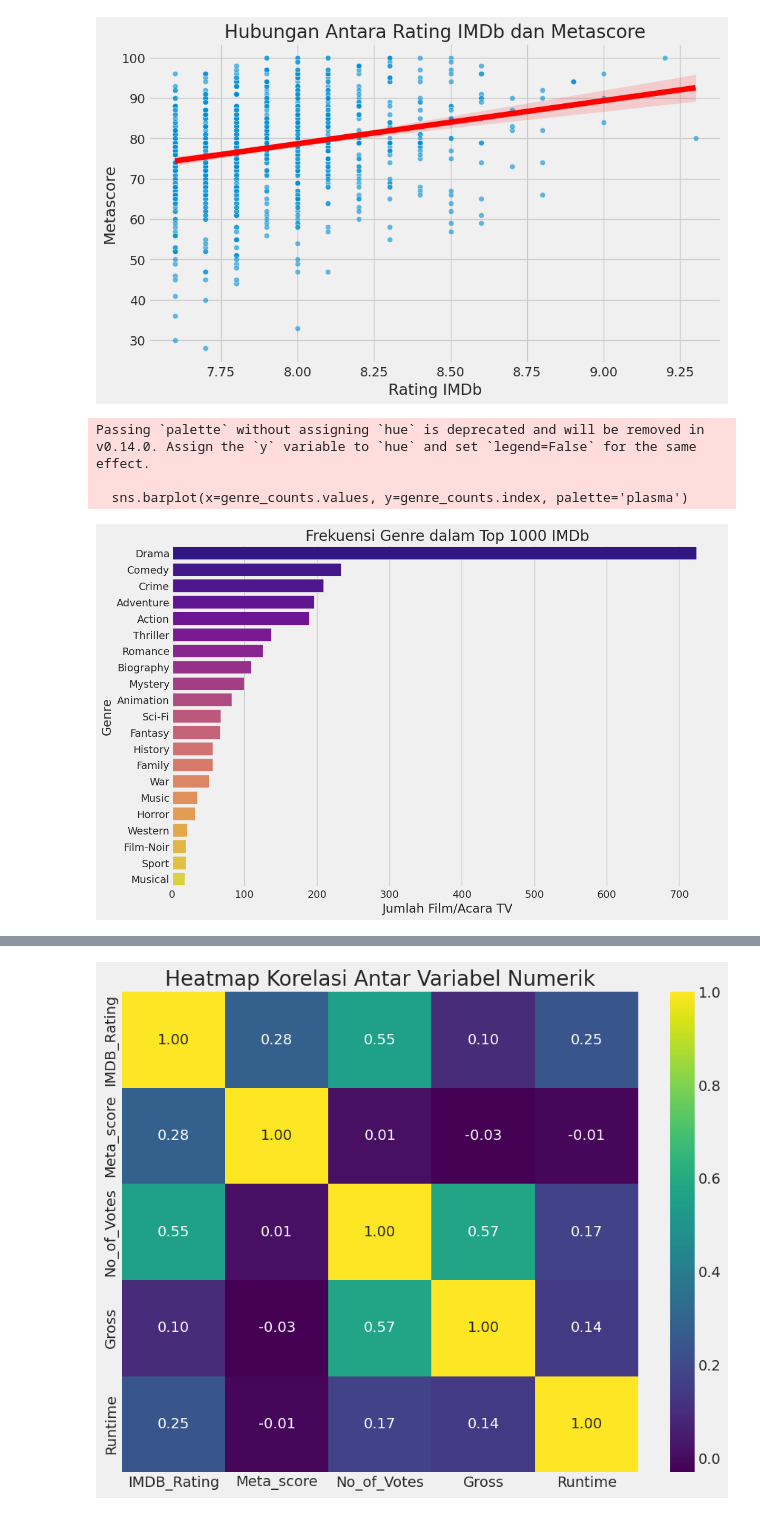
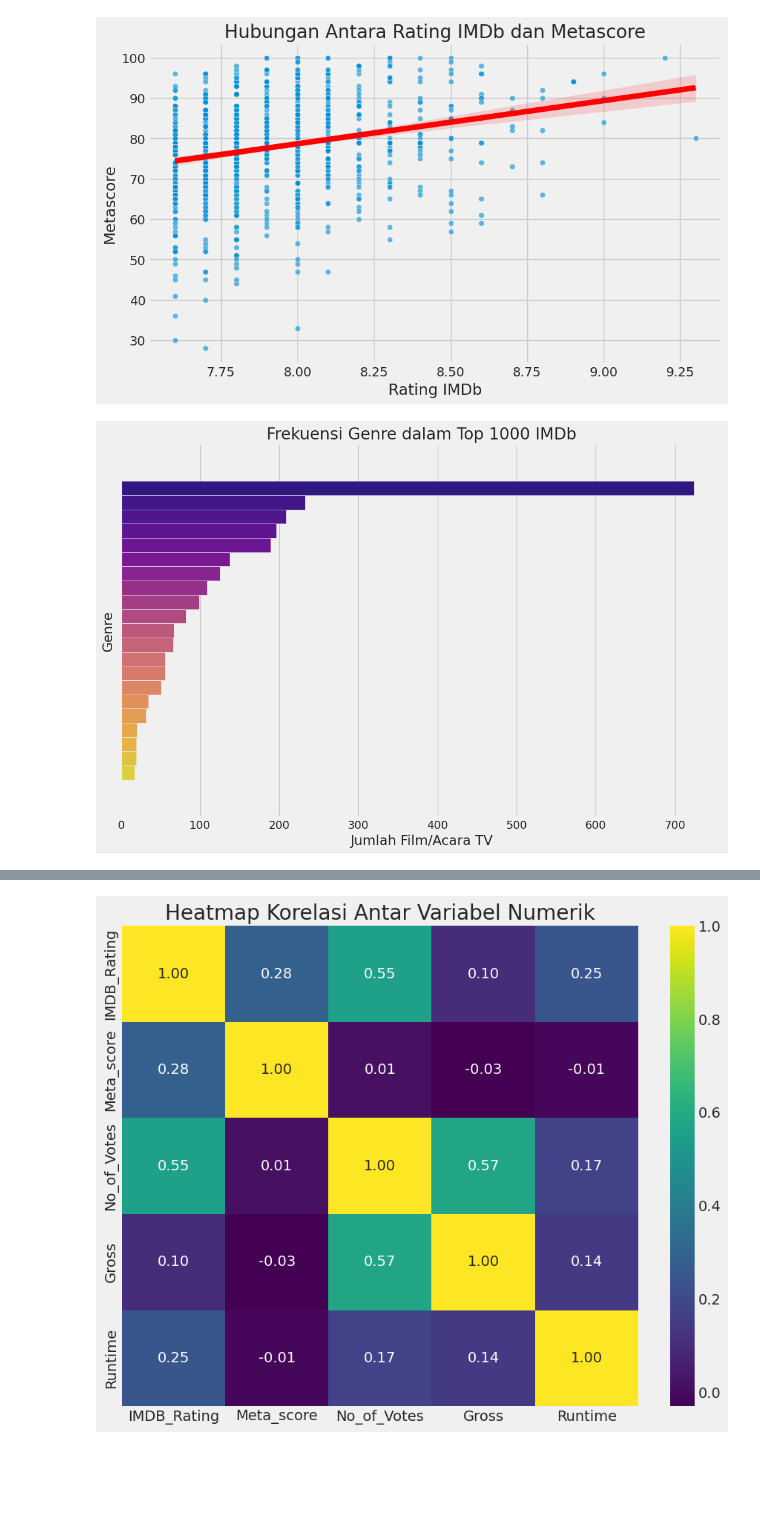
Before and after one commit to uca-spider/EDA_IMDb, a Jupyter notebook: imdb_eda.ipynb, the cells around one changed output, grey strips where cells are left out. Cells and saved outputs as stored; diff of their text form; code cells hidden in the pictures; blank space fills up the shorter version.

```diff
--- a/imdb_eda.ipynb
+++ b/imdb_eda.ipynb
@@ -65,16 +65,16 @@ df['Runtime'] = df['Runtime'].str.replace(' min', '').astype(int)
 
 # Menangani 'Gross' (menghapus koma dan mengubah ke integer)
 # Kita akan buat kolom baru agar tidak kehilangan data asli saat analisis lain
-df_gross_cleaned = df.dropna(subset=['Gross'])
+df_gross_cleaned = df.dropna(subset=['Gross']).copy()
 df_gross_cleaned['Gross'] = df_gross_cleaned['Gross'].str.replace(',', '').astype(int)
 
 # Menangani 'Meta_score' (mengisi missing values dengan median)
 median_meta_score = df['Meta_score'].median()
-df['Meta_score'].fillna(median_meta_score, inplace=True)
+df['Meta_score'] = df['Meta_score'].fillna(median_meta_score)
 
 # Menangani 'Certificate' (mengisi missing values dengan modus)
 mode_certificate = df['Certificate'].mode()[0]
-df['Certificate'].fillna(mode_certificate, inplace=True)
+df['Certificate'] = df['Certificate'].fillna(mode_certificate)
 
 print("\nData setelah beberapa pembersihan:")
 df.info()
@@ -147,18 +121,15 @@ plt.show()
 # %%
 # Menggunakan logika 'explode' yang sama seperti sebelumnya
 genre_counts = df['Genre'].str.split(', ').explode().value_counts()
 
 plt.figure(figsize=(12, 8))
-sns.barplot(x=genre_counts.values, y=genre_counts.index, palette='plasma')
+sns.barplot(x=genre_counts.values, hue=genre_counts.index, palette='plasma', legend=False)
 plt.title('Frekuensi Genre dalam Top 1000 IMDb')
 plt.xlabel('Jumlah Film/Acara TV')
 plt.ylabel('Genre')
 plt.show()
 # %% [output]
-Passing `palette` without assigning `hue` is deprecated and will be removed in v0.14.0. Assign the `y` variable to `hue` and set `legend=False` for the same effect.
-
-  sns.barplot(x=genre_counts.values, y=genre_counts.index, palette='plasma')
-[figure, old version]
+[figure, new version]
 # %%
 # Karena ada banyak jenis sertifikat, kita ambil 10 teratas
 top_certificates = df['Certificate'].value_counts().head(10).index
```
Also changed, not shown: parts of 3 cells of this notebook.
